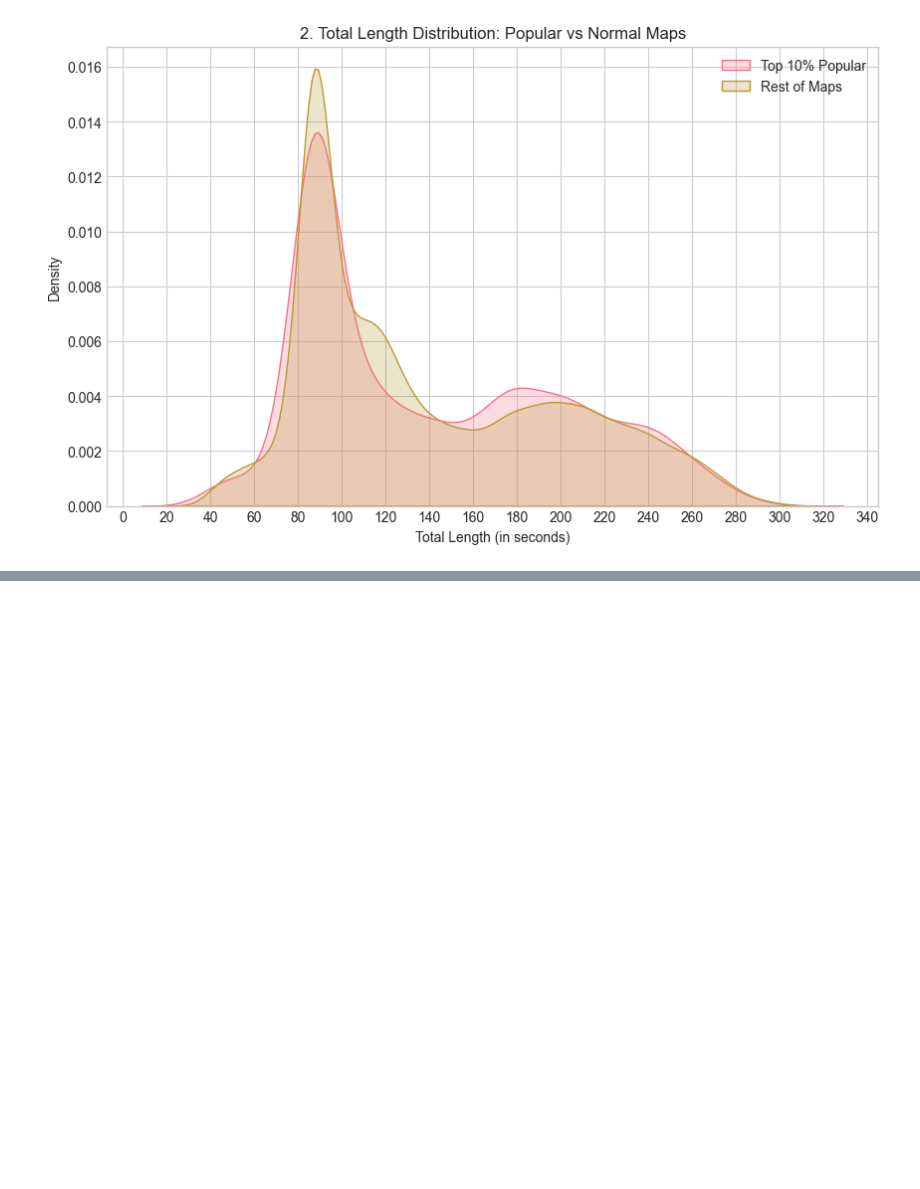
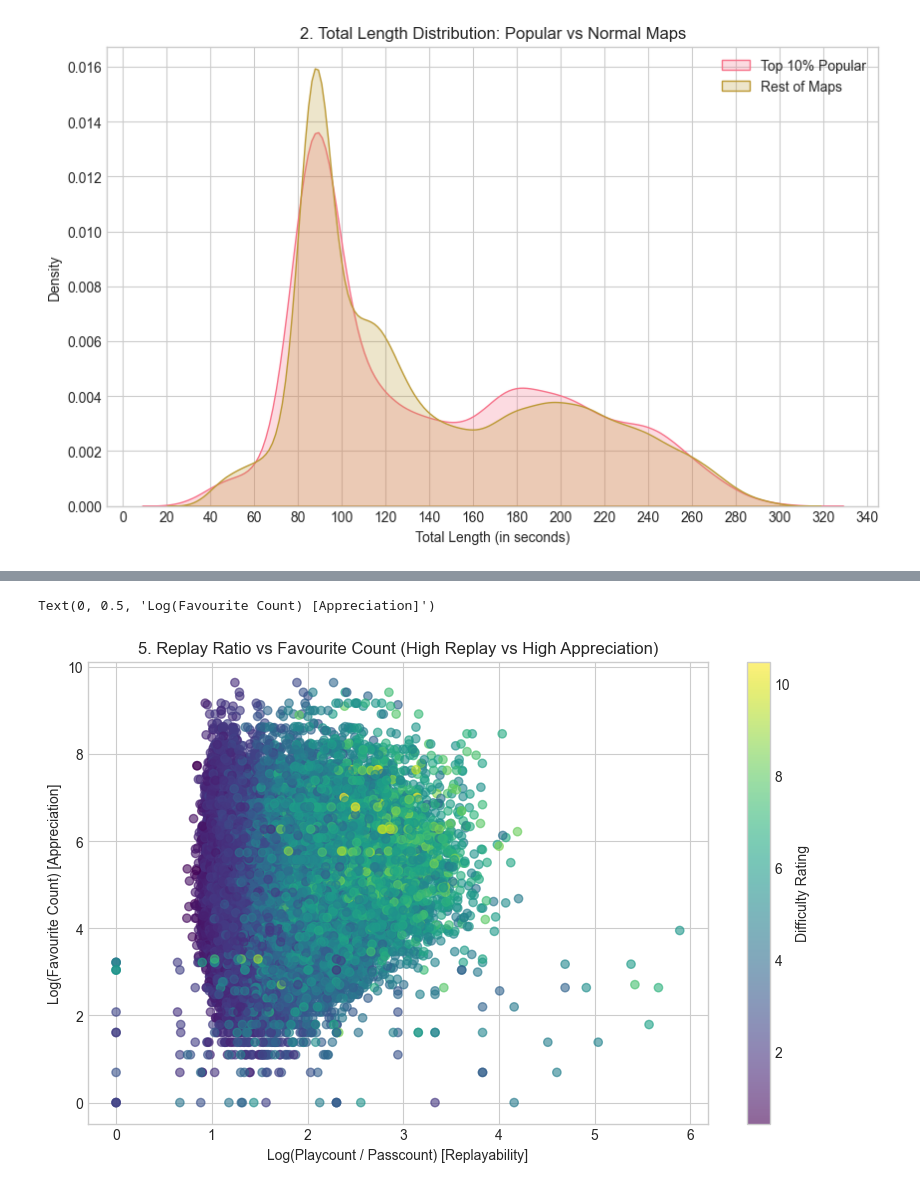
Before and after one commit to rbjunk/Osu-Beatmap-Data-Mining-Project, a Jupyter notebook: analysis.ipynb, the cells around one changed output, grey strips where cells are left out. Cells and saved outputs as stored; diff of their text form; code cells hidden in the pictures; blank space fills up the shorter version.

```diff
--- a/analysis.ipynb
+++ b/analysis.ipynb
@@ -118,0 +134,11 @@ plt.legend()
+# %%
+df['replay_ratio'] = df['playcount'] / (df['passcount'] + 1)
+plt.figure(figsize=(10, 6))
+scatter = plt.scatter(np.log1p(df['replay_ratio']), np.log1p(df['favourite_count']), c=df['difficultyrating'], cmap='viridis', alpha=0.6)
+plt.colorbar(scatter, label='Difficulty Rating')
+plt.title('5. Replay Ratio vs Favourite Count (High Replay vs High Appreciation)')
+plt.xlabel('Log(Playcount / Passcount) [Replayability]')
+plt.ylabel('Log(Favourite Count) [Appreciation]')
+# %% [output]
+Text(0, 0.5, 'Log(Favourite Count) [Appreciation]')
+[figure, added]
```
Also changed, not shown: parts of 7 cells of this notebook.
